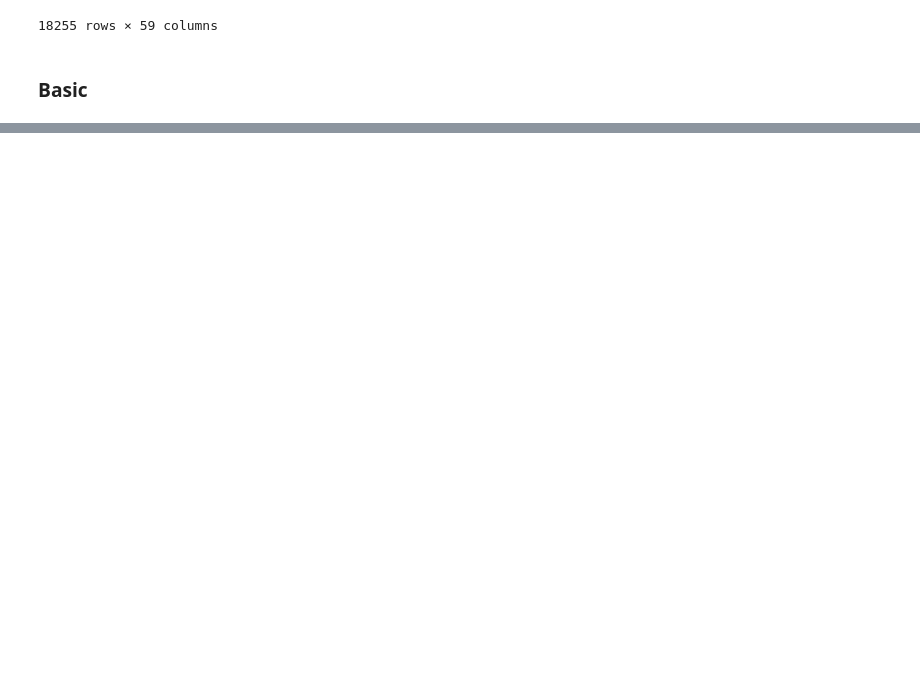
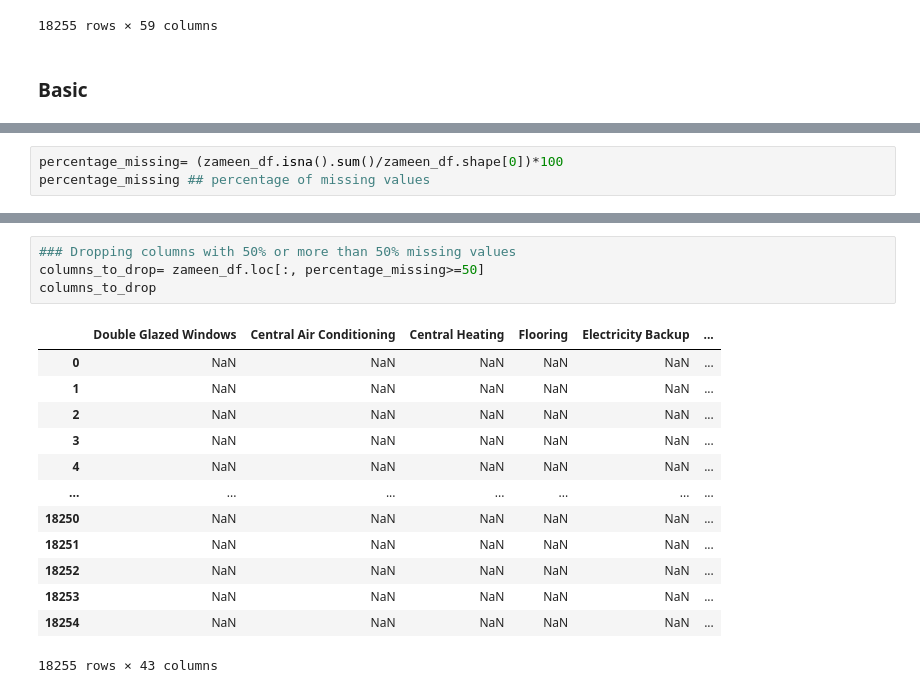
Before and after one commit to AbdulWahid026/zameen-eda-project, a Jupyter notebook: notebook/zameen_eda_final.ipynb, the cells around one changed output, grey strips where cells are left out. Saved outputs shown, nothing was run; the diff lists cells and outputs as text; blank space fills up the shorter version.

Commit message:
Eda: Dropping cols with 50% or more than 50% nans

```diff
--- a/notebook/zameen_eda_final.ipynb
+++ b/notebook/zameen_eda_final.ipynb
@@ -69,3 +69,6 @@ Maintenance Staff                  18255
 Security Staff                     18255
 Other Facilities                   18255
 dtype: int64
+# %%
+percentage_missing= (zameen_df.isna().sum()/zameen_df.shape[0])*100
+percentage_missing ## percentage of missing values
@@ -71,0 +93,18 @@ dtype: int64
+# %%
+### Dropping columns with 50% or more than 50% missing values
+columns_to_drop= zameen_df.loc[:, percentage_missing>=50]
+columns_to_drop
+# %% [output]
+|  | Double Glazed Windows | Central Air Conditioning | Central Heating | Flooring | Electricity Backup | ... |
+| 0 | NaN | NaN | NaN | NaN | NaN | ... |
+| 1 | NaN | NaN | NaN | NaN | NaN | ... |
+| 2 | NaN | NaN | NaN | NaN | NaN | ... |
+| 3 | NaN | NaN | NaN | NaN | NaN | ... |
+| 4 | NaN | NaN | NaN | NaN | NaN | ... |
+| ... | ... | ... | ... | ... | ... | ... |
+| 18250 | NaN | NaN | NaN | NaN | NaN | ... |
+| 18251 | NaN | NaN | NaN | NaN | NaN | ... |
+| 18252 | NaN | NaN | NaN | NaN | NaN | ... |
+| 18253 | NaN | NaN | NaN | NaN | NaN | ... |
+| 18254 | NaN | NaN | NaN | NaN | NaN | ... |
+18255 rows × 43 columns
```
Also changed, not shown: parts of 5 cells of this notebook.
